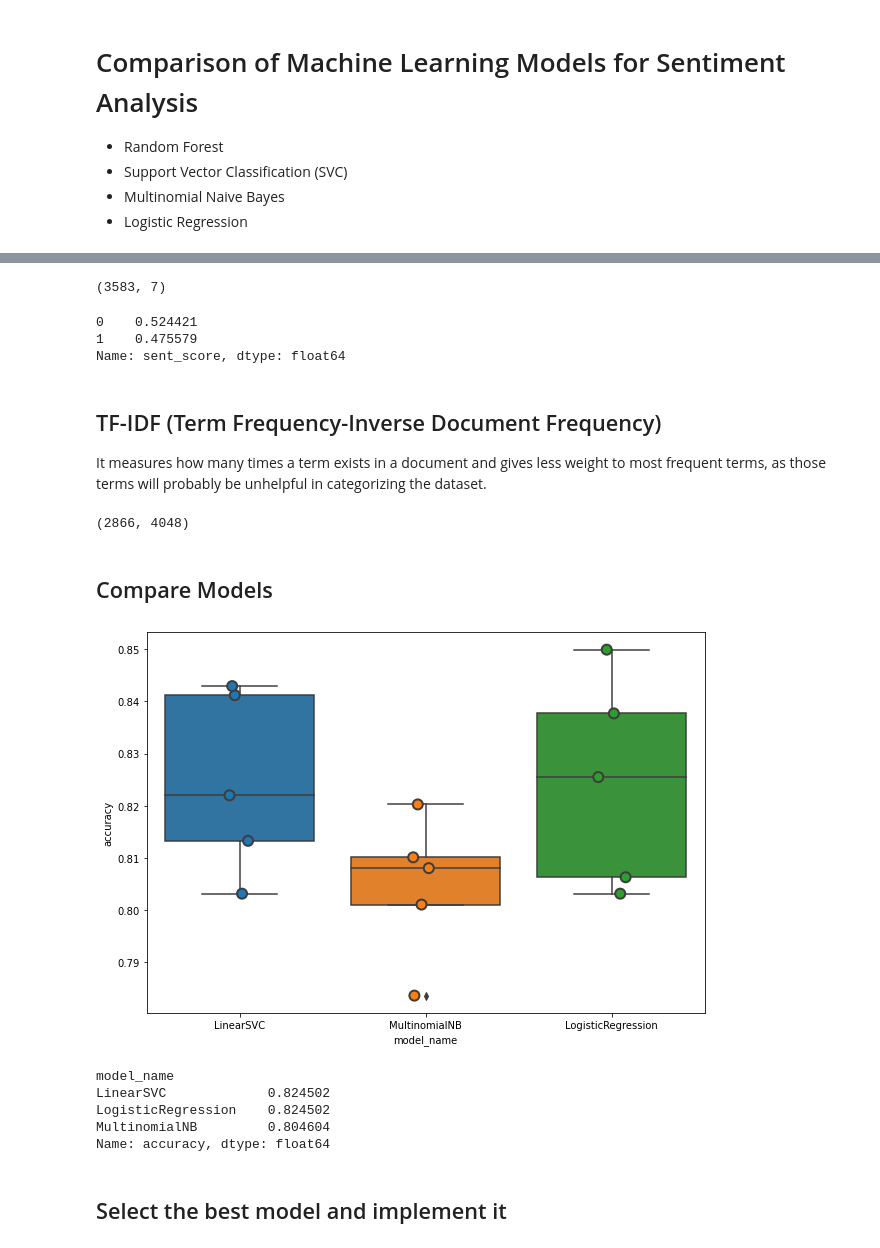
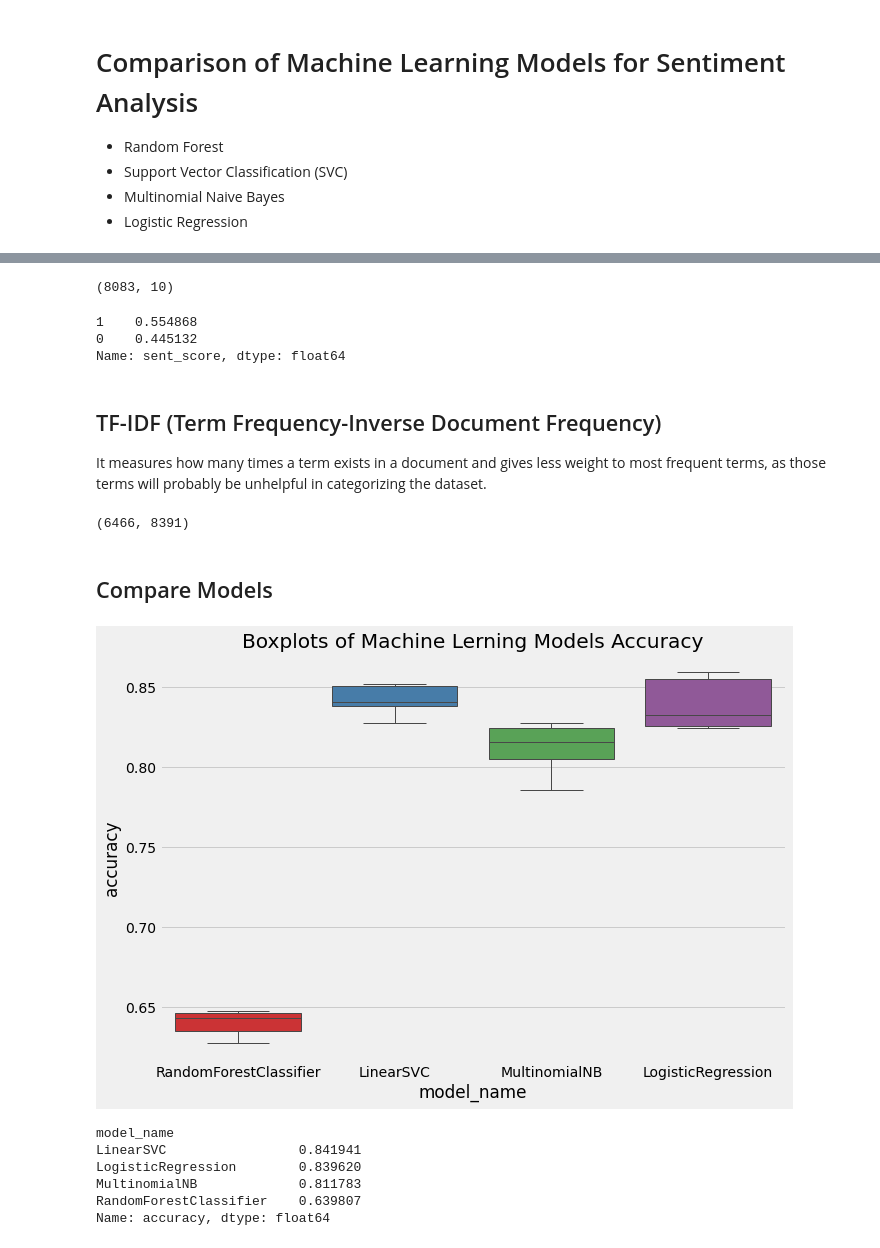
Before and after one commit to aduchini/Final_project, a Jupyter notebook: Machine_Learning.ipynb, the cells around one changed output, grey strips where cells are left out. Cells and saved outputs as stored; diff of their text form; code cells hidden in the pictures.

Commit message:
Added code for ML model comparison and implementation

```diff
--- a/Machine_Learning.ipynb
+++ b/Machine_Learning.ipynb
@@ -26,6 +28,6 @@ from sklearn.naive_bayes import MultinomialNB
 #from xgboost import XGBClassifier # maybe excluse this
 # %%
 # load data
-df = pd.read_csv('resources/data set/tweet_sentiments.csv')
-df.head()
+tweet_sentiments_df = pd.read_csv('resources/dataset/tweet_sentiments_consolidated.csv')
+tweet_sentiments_df.head()
 # %% [output]
@@ -45,10 +47,10 @@ neutral      82211
 Name: sentiment, dtype: int64
 # %%
 # Dropping all neutral sentiments to generalize the model
-df = df[df["sentiment"]!="neutral"]
+tweet_sentiments_df = tweet_sentiments_df[tweet_sentiments_df["sentiment"]!="neutral"]
 # %%
 # Creating encoded column for sentiments by using .factorize() function in panda encode the object as an
 #enumerated type or categorical variable.
-df["sent_score"]=df["sentiment"].factorize()[0]
-df.head()
+tweet_sentiments_df["sent_score"] = tweet_sentiments_df["sentiment"].factorize()[0]
+tweet_sentiments_df.head()
 # %% [output]
@@ -61,14 +63,15 @@ df.head()
 # %%
-sample_df = df.groupby('sent_score').sample(frac=.01)
+# get random sample
+sample_df = tweet_sentiments_df.groupby('sent_score').sample(frac=.01)
 sample_df.shape
 # %% [output]
-(3583, 7)
+(8083, 10)
 # %%
 # Standardize sentiment score distribution
 sample_df["sent_score"].value_counts(normalize=True)
 # %% [output]
-0    0.524421
-1    0.475579
+1    0.554868
+0    0.445132
 Name: sent_score, dtype: float64
 # %%
 # define independent and dependent variables
@@ -91,43 +94,45 @@ X_test_tf = vectorizer.transform(X_test.reset_index()["text"]).toarray()
 # %%
 X_train_tf.shape
 # %% [output]
-(2866, 4048)
+(6466, 8391)
 # %% [markdown]
 ## Compare Models
 # %%
 # run data over various models
 models = [
+    RandomForestClassifier(n_estimators=300, max_depth=10, random_state=0),
     LinearSVC(),
     MultinomialNB(),
     LogisticRegression(random_state=0)
 ]
 CV = 5
 cv_df = pd.DataFrame(index=range(CV * len(models)))
 entries = []
 for model in models:
     model_name = model.__class__.__name__
     accuracies = cross_val_score(model, X_train_tf, y_train, scoring='accuracy', cv=CV)
     for fold_idx, accuracy in enumerate(accuracies):
         entries.append((model_name, fold_idx, accuracy))
 cv_df = pd.DataFrame(entries, columns=['model_name', 'fold_idx', 'accuracy'])
 
-import seaborn as sns
+# plot boxplots of models accuracy
 plt.subplots(figsize = (10,7))
-sns.boxplot(x='model_name', y='accuracy', data=cv_df)
-sns.stripplot(x='model_name', y='accuracy', data=cv_df,
-              size=10, jitter=True, edgecolor="gray", linewidth=2)
+plt.title('Boxplots of Machine Lerning Models Accuracy')
+sns.boxplot(x='model_name', y='accuracy', data=cv_df, palette="Set1", linewidth=1)
 
 plt.show()
+
+# From: https://github.com/HudaKas/Twitter-Sentiment-Analysis/blob/main/tweet%20analaysis.ipynb
+# https://towardsdatascience.com/quickly-test-multiple-models-a98477476f0
 # %% [output]
-[figure, old version]
+[figure, new version]
 # %%
 # check the mean of the accuracy for each model
 cv_df.groupby('model_name').accuracy.mean()
 # %% [output]
 model_name
-LinearSVC             0.824502
-LogisticRegression    0.824502
-MultinomialNB         0.804604
+LinearSVC                 0.841941
+LogisticRegression        0.839620
+MultinomialNB             0.811783
+RandomForestClassifier    0.639807
 Name: accuracy, dtype: float64
-# %% [markdown]
-## Select the best model and implement it
```
Also changed, not shown: parts of 28 cells of this notebook.
